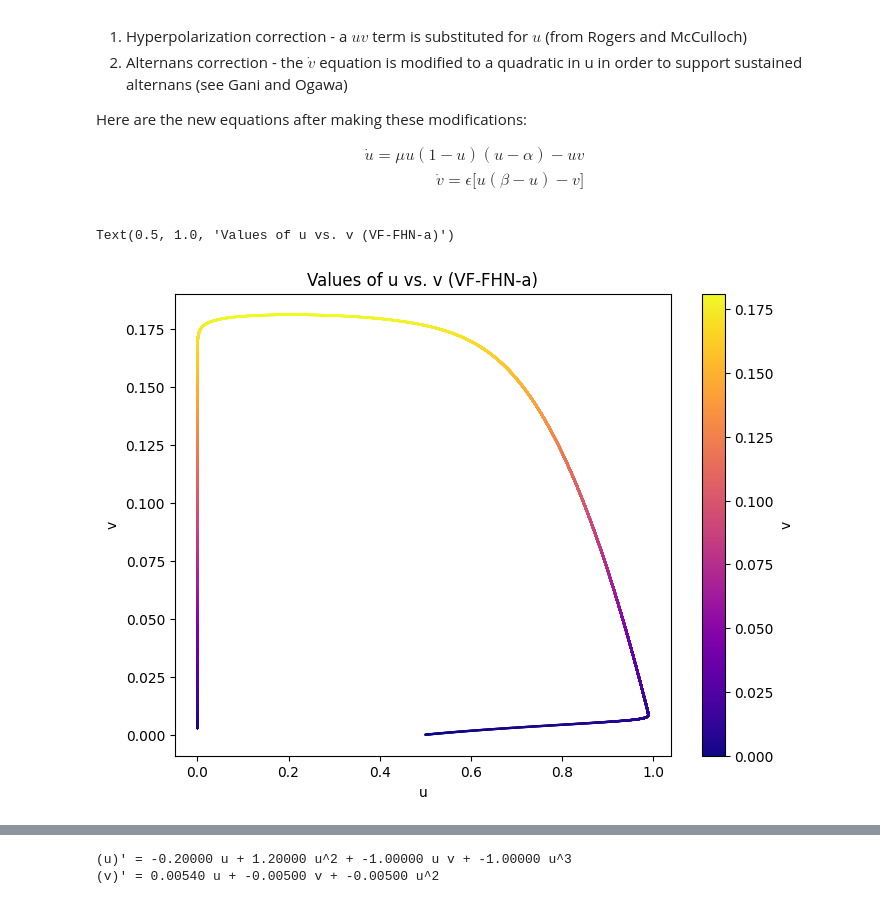
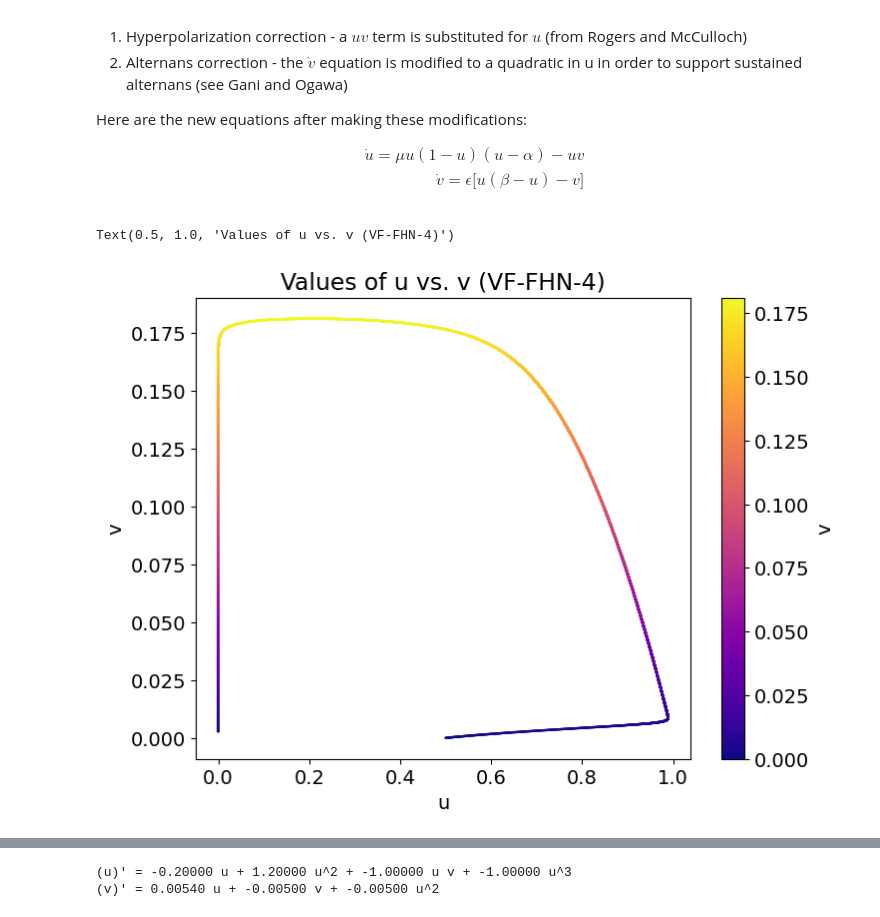
Before and after one commit to cswelch/SINDy-for-Cardiac-Electrophysiology, a Jupyter notebook: SINDy_FHN.ipynb, the cells around one changed output, grey strips where cells are left out. Drawn from its saved outputs; the diff is of its cells as text; code cells hidden in the pictures.

```diff
--- a/SINDy_FHN.ipynb
+++ b/SINDy_FHN.ipynb
@@ -309,13 +308,13 @@ Here are the new equations after making these modifications:
 \end{align}
 # %%
 # Define the simpler form of VF-FHN
-def fhn_vf(state, t, mu = 1.0, alpha = 0.2, beta = 1.08, eps = 0.005):
+def fhn_vf_4(state, t, mu = 1.0, alpha = 0.2, beta = 1.08, eps = 0.005):
     u, v = state
     u_dot = mu*u*(1 - u)*(u - alpha) - u*v  # Note - The cardiac version without hyperpolarization (FHN-c) has -u*v instead of -v. ID success can change depending on which variant we use.
     v_dot = eps*(u*(beta - u) - v)
     return u_dot, v_dot
 
-def fhn_vf_derivative(states, fhn, dt=1):
+def fhn_vf_4_derivative(states, fhn, dt=1):
     u_dot, v_dot = fhn(states[0, :], dt)
     dx_dt = np.array((u_dot, v_dot))
     for i in range(1, states.shape[0]):
@@ -324,29 +323,29 @@ def fhn_vf_derivative(states, fhn, dt=1):
     return dx_dt
 # %%
 # Time step and initial values
-t_vf = np.arange(0,1200,dt)
-x_0_vf = np.array([0.5,0])
-states_vf = odeint(fhn_vf, x_0_vf, t_vf)
+t_vf_4 = np.arange(0,1200,dt)
+x_0_vf_4 = np.array([0.5,0])
+states_vf_4 = odeint(fhn_vf_4, x_0_vf_4, t_vf_4)
 # %%
 # Plot the vf_fhn data
-df_states_vf = pd.DataFrame(states_vf, columns=['u','v'])
+df_states_vf_4 = pd.DataFrame(states_vf_4, columns=['u','v'])
 
 plt.figure(figsize=(8, 6))
 scatter = plt.scatter(
-    df_states_vf['u'],
-    df_states_vf['v'],
-    c=df_states_vf['v'],  # Color shade controlled by v column
+    df_states_vf_4['u'],
+    df_states_vf_4['v'],
+    c=df_states_vf_4['v'],  # Color shade controlled by v column
     s=0.5,  # Marker size
     cmap='plasma'
 )
 
 # Add colorbar for the v values
 plt.colorbar(scatter, label='v')
 plt.xlabel('u')
 plt.ylabel('v')
-plt.title('Values of u vs. v (VF-FHN-a)')
+plt.title('Values of u vs. v (VF-FHN-4)')
 # %% [output]
-Text(0.5, 1.0, 'Values of u vs. v (VF-FHN-a)')
+Text(0.5, 1.0, 'Values of u vs. v (VF-FHN-4)')
-[figure, old version]
+[figure, new version]
 # %%
 # Time domain - u vs. t
```
Also changed, not shown: parts of 8 cells of this notebook, 3 other files.
